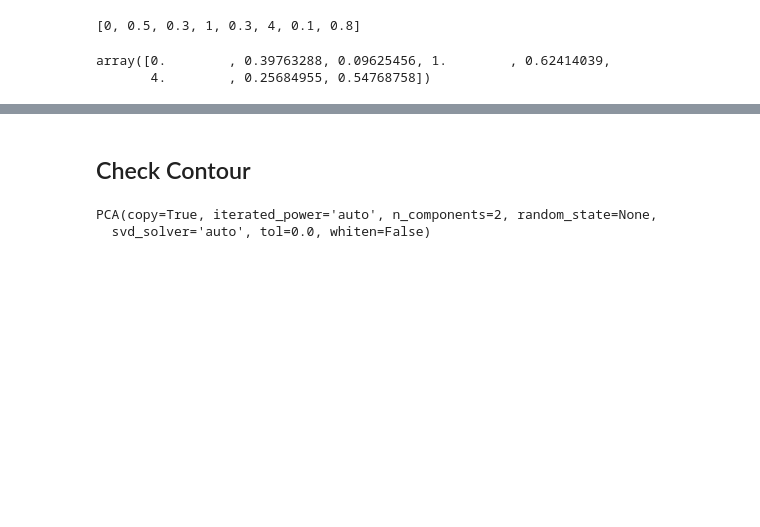
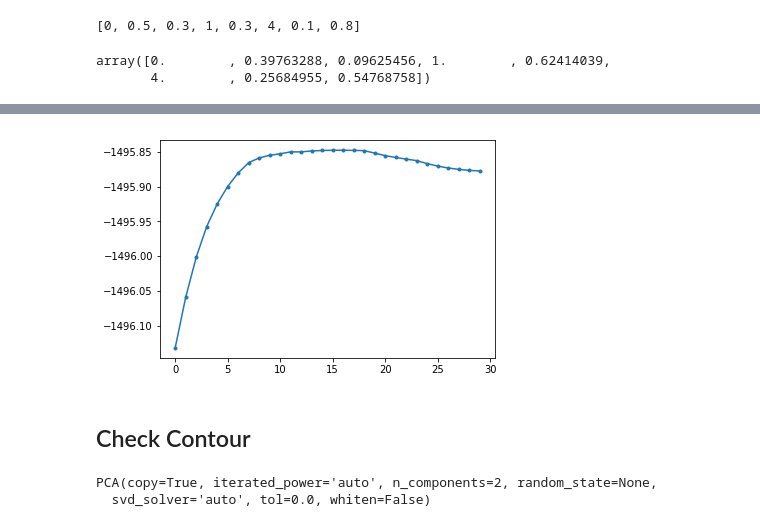
Before and after one commit to wenshuowang/inverse-POMDP, a Jupyter notebook: oneboxColor.ipynb, the cells around one changed output, grey strips where cells are left out. Saved outputs shown, nothing was run; the diff lists cells and outputs as text; code cells hidden in the pictures; blank space fills up the shorter version.

```diff
--- a/oneboxColor.ipynb
+++ b/oneboxColor.ipynb
@@ -583,3 +629,8 @@ array([0.        , 0.39763288, 0.09625456, 1.        , 0.62414039,
+# %%
+plt.plot([i for i in log_likelihoods_old[25:-1]], marker='.')
+plt.show()
+# %% [output]
+[figure, added]
 # %% [markdown]
 ## Check Contour
 # %%
```
Also changed, not shown: parts of 32 cells of this notebook, 2 other files.
